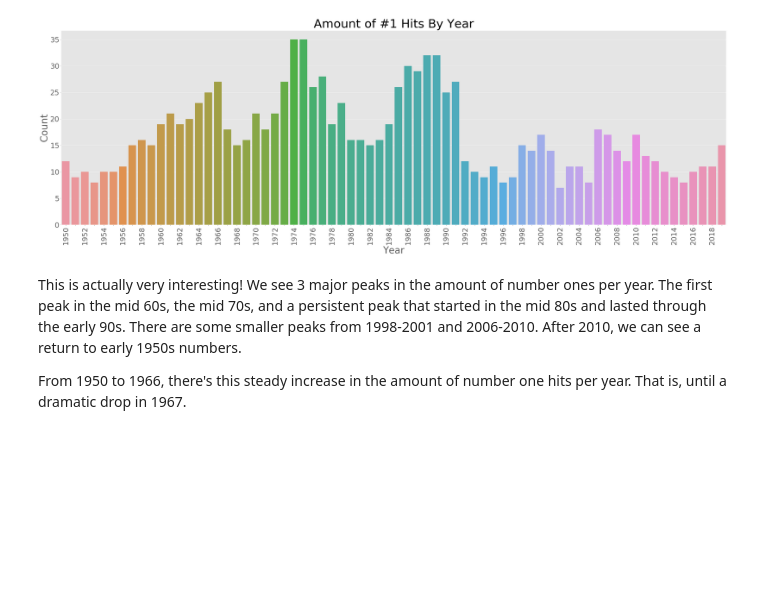
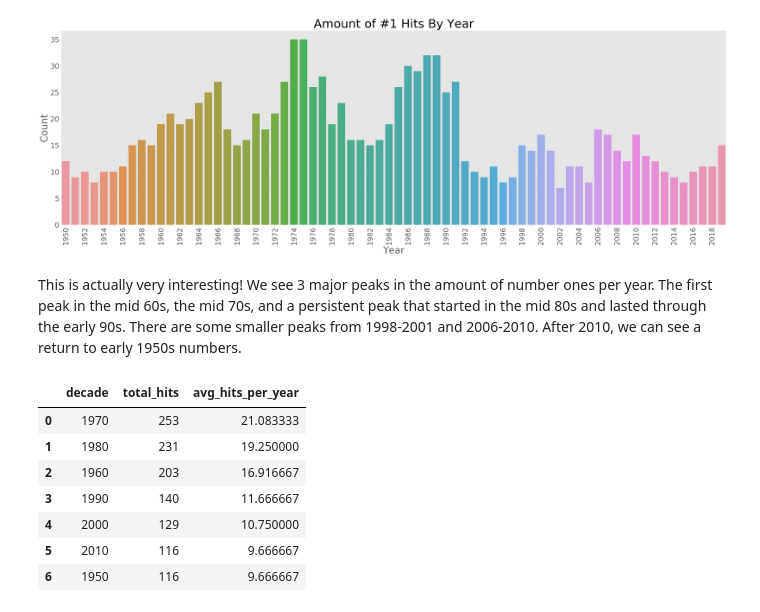
Before and after one commit to d-alvear/Analyzing-Music-by-Decade, a Jupyter notebook: notebooks/7-data-exploration.ipynb, the cells around one changed output. Drawn from its saved outputs; the diff is of its cells as text; code cells hidden in the pictures; blank space fills up the shorter version.

```diff
--- a/notebooks/7-data-exploration.ipynb
+++ b/notebooks/7-data-exploration.ipynb
@@ -85,5 +128,18 @@ plt.show()
 [figure]
 # %% [markdown]
 This is actually very interesting! We see 3 major peaks in the amount of number ones per year. The first peak in the mid 60s, the mid 70s, and a persistent peak that started in the mid 80s and lasted through the early 90s. There are some smaller peaks from 1998-2001 and 2006-2010. After 2010, we can see a return to early 1950s numbers.
-
-From 1950 to 1966, there's this steady increase in the amount of number one hits per year. That is, until a dramatic drop in 1967.
+# %%
+avg_num_hits = songs['decade'].value_counts().reset_index()
+avg_num_hits.rename({'decade':'total_hits','index':'decade'},axis=1,inplace=True)
+
+avg_num_hits['avg_hits_per_year'] = avg_num_hits['total_hits']/12
+avg_num_hits
+# %% [output]
+|  | decade | total_hits | avg_hits_per_year |
+| 0 | 1970 | 253 | 21.083333 |
+| 1 | 1980 | 231 | 19.250000 |
+| 2 | 1960 | 203 | 16.916667 |
+| 3 | 1990 | 140 | 11.666667 |
+| 4 | 2000 | 129 | 10.750000 |
+| 5 | 2010 | 116 | 9.666667 |
+| 6 | 1950 | 116 | 9.666667 |
```
Also changed, not shown: parts of 5 cells of this notebook.
